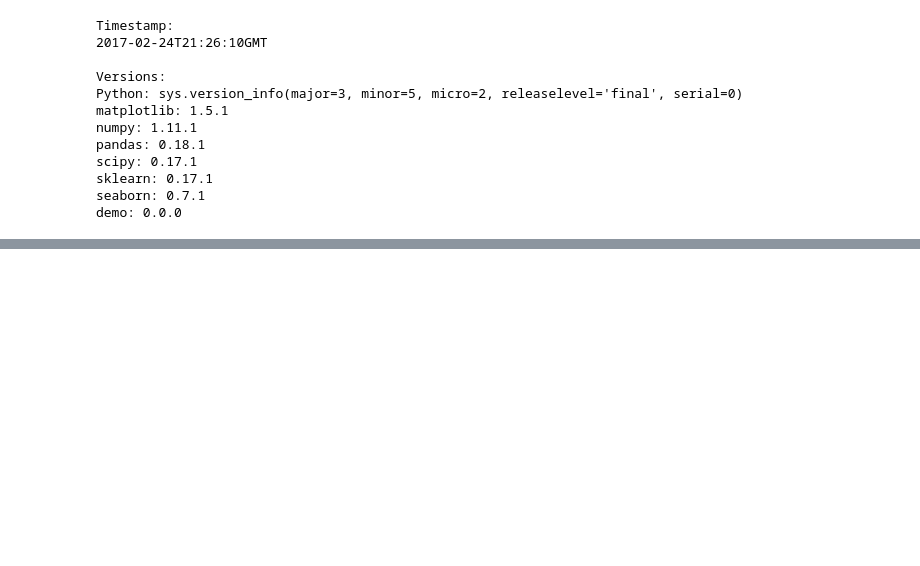
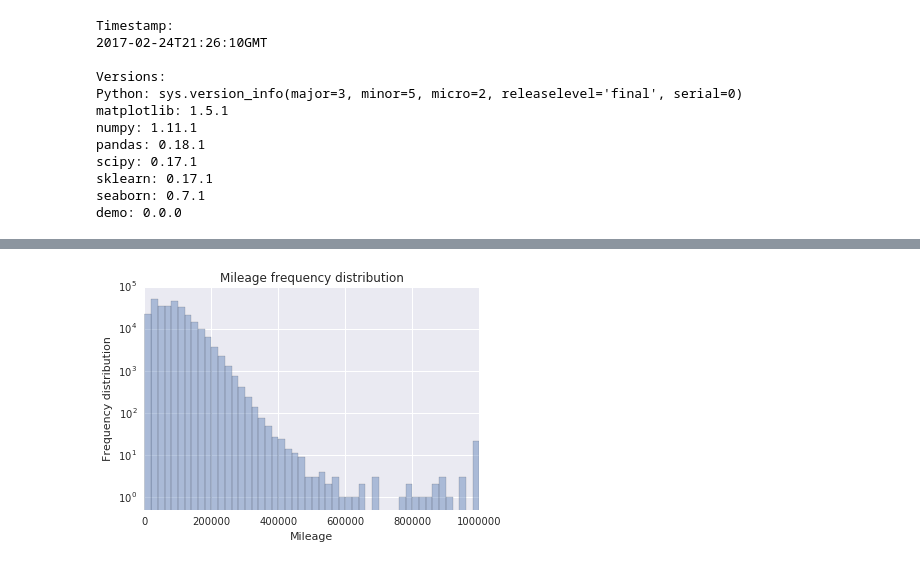
Before and after one commit to stharrold/demo, a Jupyter notebook: demo/app_predict/examples/example_app_predict_dev.ipynb, the cells around one changed output, grey strips where cells are left out. Cells and saved outputs as stored; diff of their text form; code cells hidden in the pictures; blank space fills up the shorter version.

```diff
--- a/demo/app_predict/examples/example_app_predict_dev.ipynb
+++ b/demo/app_predict/examples/example_app_predict_dev.ipynb
@@ -158,0 +194,12 @@ ERROR: Cell magic `%%R` not found.
+# %%
+# Mileage
+# Plot frequency distribution.
+sns.distplot(df['Mileage'].values, hist=True, kde=False, norm_hist=False)
+plt.title('Mileage frequency distribution')
+plt.xlabel('Mileage')
+plt.ylabel('Frequency distribution')
+plt.yscale('log')
+plt.ylim(ymin=0.5)
+plt.show()
+# %% [output]
+[figure, added]
```
Also changed, not shown: parts of 22 cells of this notebook, 1 other file.
